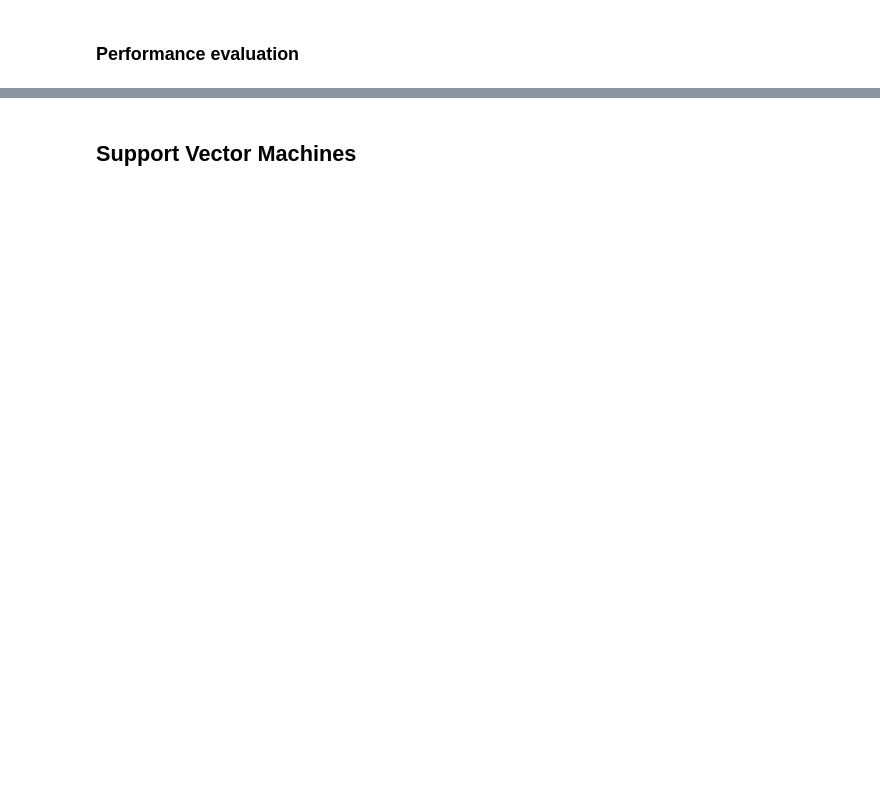
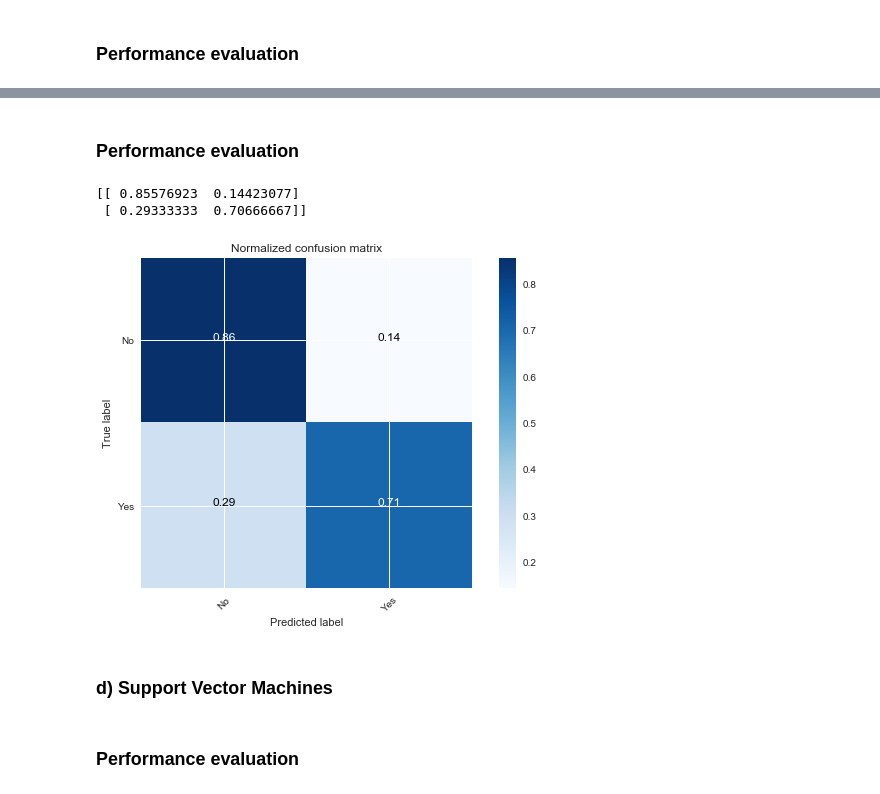
Before and after one commit to mknorps/DataScience-Projects, a Jupyter notebook: Titanic_meets_decision_Trees.ipynb, the cells around one changed output, grey strips where cells are left out. Drawn from its saved outputs; the diff is of its cells as text; code cells hidden in the pictures; blank space fills up the shorter version.

```diff
--- a/Titanic_meets_decision_Trees.ipynb
+++ b/Titanic_meets_decision_Trees.ipynb
@@ -451 +465,17 @@ gnb.fit(X, Y)
+# %% [markdown]
+### Performance evaluation
+# %%
+evaluation["NB"] = gnb.predict(valid_without_PId).astype(int)
+
+cm["NB"] = confusion_matrix(survival_from_data, evaluation["NB"])
+cm["NB"] = cm["NB"].astype('float') / cm["NB"].sum(axis=1)[:, np.newaxis]
+
+cm["NB"]
+
+plot_confusion_matrix(cm["NB"], classes=["No","Yes"],
+                      title='Normalized confusion matrix')
+# %% [output]
+[[ 0.85576923  0.14423077]
+ [ 0.29333333  0.70666667]]
+[figure, added]
 # %%
@@ -455,4 +485,4 @@ prediction_NaiveBayes = pd.DataFrame({"PassengerId":tree_data["test"]["Passenger
 
 prediction_NaiveBayes.to_csv("Titanic_tree_prediction_NaiveBayes.csv",index=False)
 # %% [markdown]
-## Support Vector Machines
+### d) Support Vector Machines
@@ -462,0 +503,2 @@ clf_svm.fit(X,Y)
+# %% [markdown]
+### Performance evaluation
```
Also changed, not shown: parts of 22 cells of this notebook.
